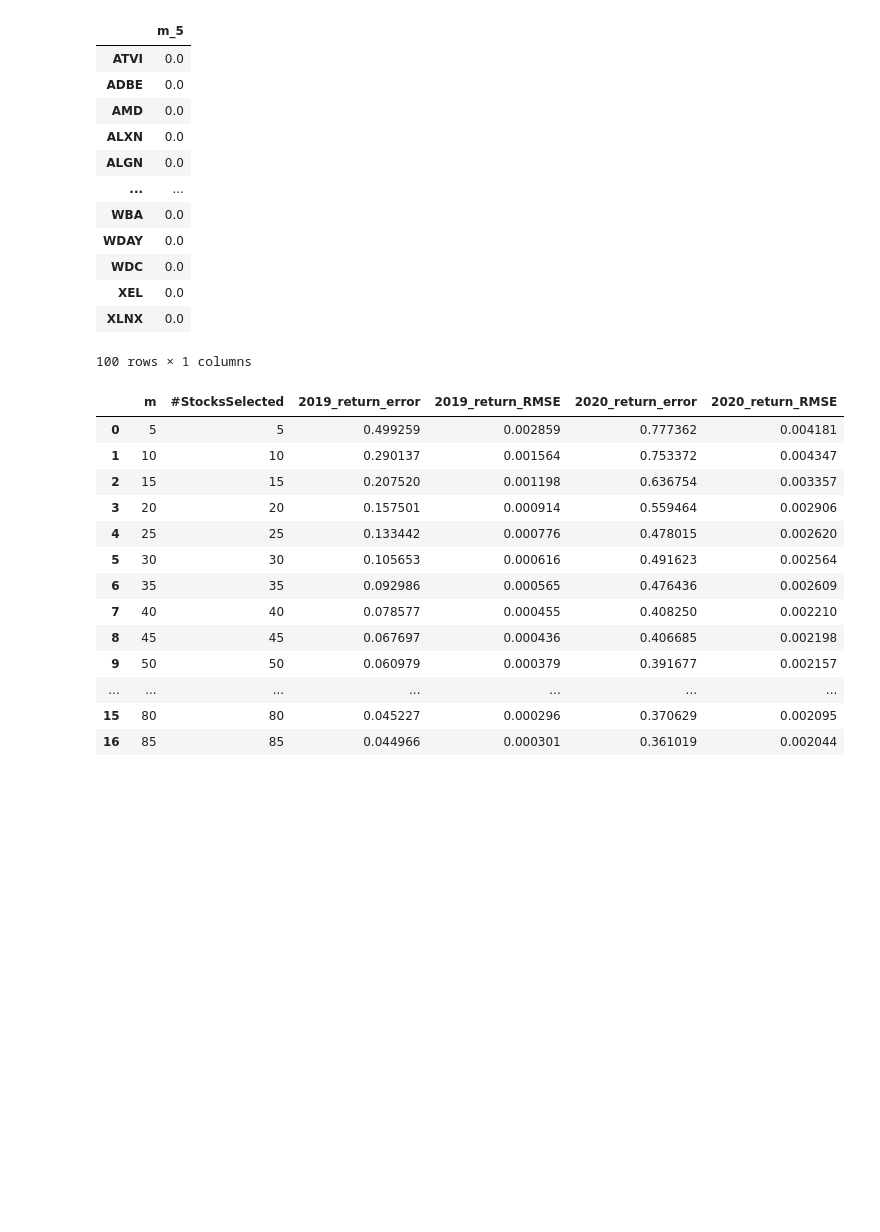
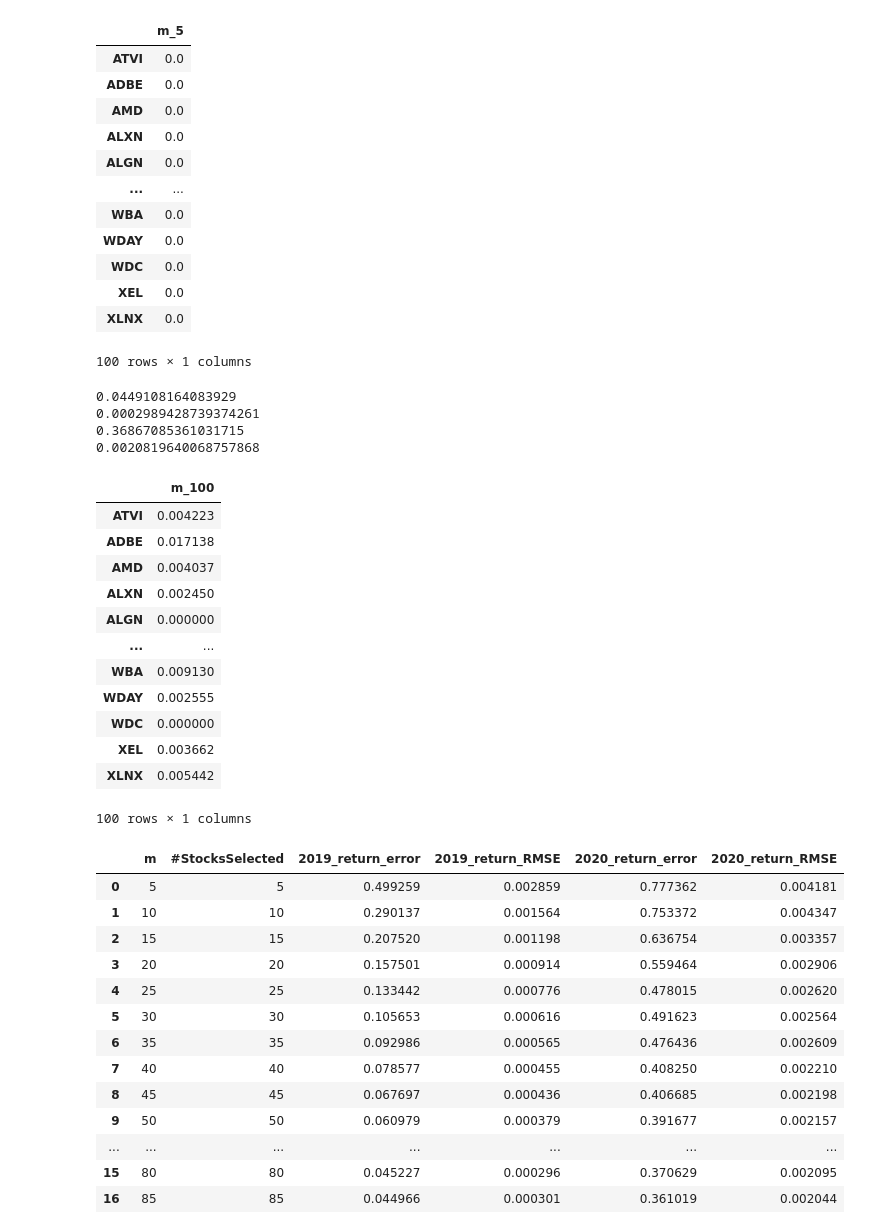
Before and after one commit to mostwanted-786/Optimization_proj_2, a Jupyter notebook: Code_V2.ipynb, the cells around one changed output. Saved outputs shown, nothing was run; the diff lists cells and outputs as text; code cells hidden in the pictures; blank space fills up the shorter version.

```diff
--- a/Code_V2.ipynb
+++ b/Code_V2.ipynb
@@ -297,7 +297,7 @@ def portfolioWeights_MIP(m, stock_names, stocks_indices_old, stock_indices_new,
         returns_old_save = []
         for j in stocks_indices_old:
             sum_return = 0
-            for i in selectedStocks:
+            for i in stock_names:
                 sum_return += weights[i].X * stock_returns_old[i][j]
             returns_old_save.append([j, q[j-1], sum_return])
         returns_old_save = pd.DataFrame(returns_old_save, columns=['Index', 'Index Return', 'Portfolio Return'])
@@ -306,7 +306,7 @@ def portfolioWeights_MIP(m, stock_names, stocks_indices_old, stock_indices_new,
         returns_new_save = []
         for j in stock_indices_new:
             sum_return = 0
-            for i in selectedStocks:
+            for i in stock_names:
                 sum_return += weights[i].X * stock_returns_new[i][j]
             returns_new_save.append([j, q_new[j-1], sum_return])
         returns_new_save = pd.DataFrame(returns_new_save, columns=['Index', 'Index Return', 'Portfolio Return'])
@@ -510,6 +510,42 @@ display(weight)
 | XEL | 0.0 |
 | XLNX | 0.0 |
 100 rows × 1 columns
+# %%
+# A sample run for somparison with MIP approach with a timelimit of 3600 sec
+weight_model, weight, model_error, old_return_rmse, new_return_error, new_return_rmse = portfolioWeights_MIP(m=100, \
+                                                                        stock_names=stocks2019_names, \
+                                                                        stocks_indices_old=stocks2019_index, \
+                                                                        stock_indices_new=stocks2020_index, \
+                                                                        stock_returns_old=stocks2019_returns_dict, \
+                                                                        stock_returns_new=stocks2020_returns_dict, \
+                                                                        q=q2019, \
+                                                                        q_new=q2020, \
+                                                                        timeLimit=3600,
+                                                                        save=True)
+print(model_error)
+print(old_return_rmse)
+print(new_return_error)
+print(new_return_rmse)
+display(weight)
+weight.to_csv('weights_m-100_T-3600.csv', index=False)
+# %% [output]
+0.0449108164083929
+0.0002989428739374261
+0.36867085361031715
+0.0020819640068757868
+|  | m_100 |
+| ATVI | 0.004223 |
+| ADBE | 0.017138 |
+| AMD | 0.004037 |
+| ALXN | 0.002450 |
+| ALGN | 0.000000 |
+| ... | ... |
+| WBA | 0.009130 |
+| WDAY | 0.002555 |
+| WDC | 0.000000 |
+| XEL | 0.003662 |
+| XLNX | 0.005442 |
+100 rows × 1 columns
 # %%
 # Running the MIP approach with a time limit of 3600 secs for a wide array of selected stocks and saving the results
 tries = []
```
Also changed, not shown: 3 other files.
